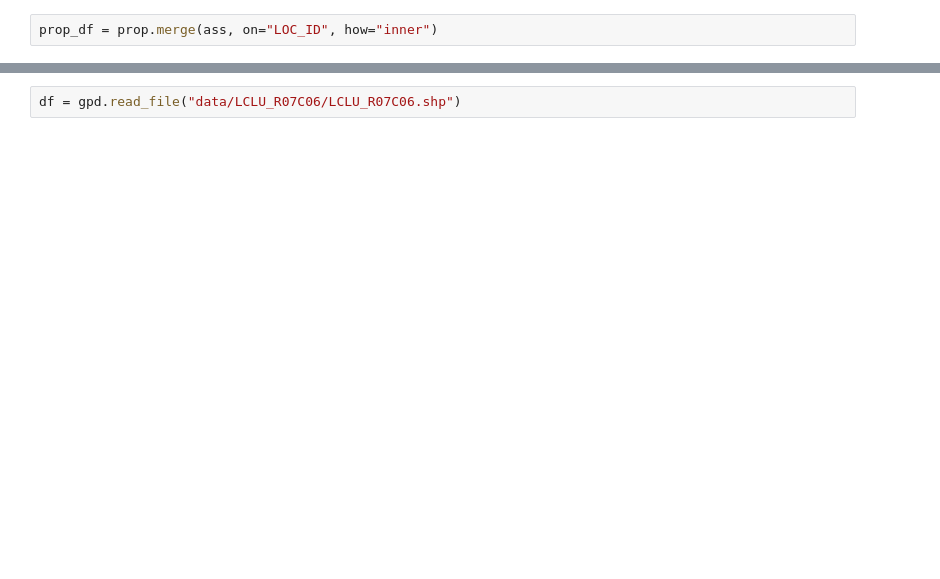
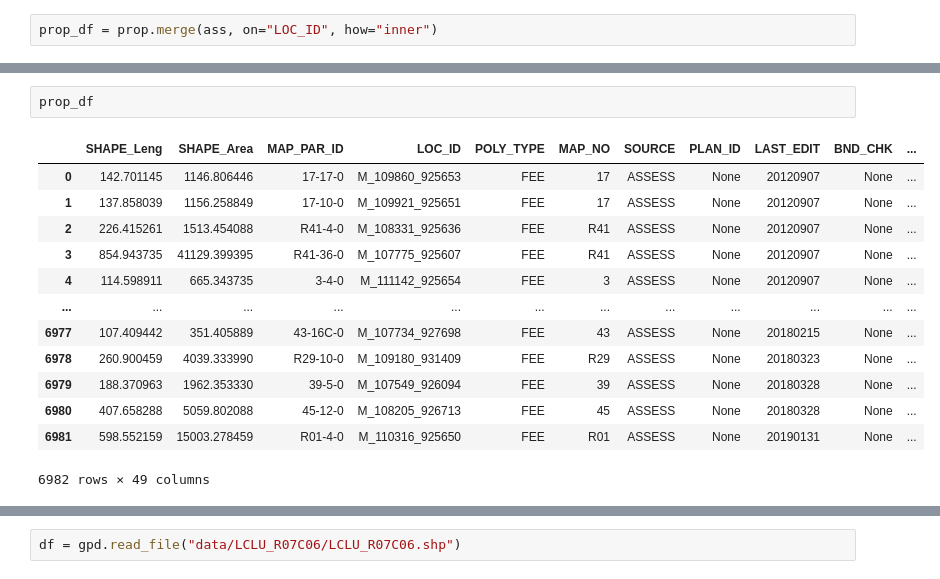
Before and after one commit to saulshanabrook/compound, a Jupyter notebook: Untitled.ipynb, the cells around one changed output, grey strips where cells are left out. Cells and saved outputs as stored; diff of their text form; blank space fills up the shorter version.

```diff
--- a/Untitled.ipynb
+++ b/Untitled.ipynb
@@ -86,0 +54,16 @@ near_town
+# %%
+prop_df
+# %% [output]
+|  | SHAPE_Leng | SHAPE_Area | MAP_PAR_ID | LOC_ID | POLY_TYPE | MAP_NO | SOURCE | PLAN_ID | LAST_EDIT | BND_CHK | ... |
+| 0 | 142.701145 | 1146.806446 | 17-17-0 | M_109860_925653 | FEE | 17 | ASSESS | None | 20120907 | None | ... |
+| 1 | 137.858039 | 1156.258849 | 17-10-0 | M_109921_925651 | FEE | 17 | ASSESS | None | 20120907 | None | ... |
+| 2 | 226.415261 | 1513.454088 | R41-4-0 | M_108331_925636 | FEE | R41 | ASSESS | None | 20120907 | None | ... |
+| 3 | 854.943735 | 41129.399395 | R41-36-0 | M_107775_925607 | FEE | R41 | ASSESS | None | 20120907 | None | ... |
+| 4 | 114.598911 | 665.343735 | 3-4-0 | M_111142_925654 | FEE | 3 | ASSESS | None | 20120907 | None | ... |
+| ... | ... | ... | ... | ... | ... | ... | ... | ... | ... | ... | ... |
+| 6977 | 107.409442 | 351.405889 | 43-16C-0 | M_107734_927698 | FEE | 43 | ASSESS | None | 20180215 | None | ... |
+| 6978 | 260.900459 | 4039.333990 | R29-10-0 | M_109180_931409 | FEE | R29 | ASSESS | None | 20180323 | None | ... |
+| 6979 | 188.370963 | 1962.353330 | 39-5-0 | M_107549_926094 | FEE | 39 | ASSESS | None | 20180328 | None | ... |
+| 6980 | 407.658288 | 5059.802088 | 45-12-0 | M_108205_926713 | FEE | 45 | ASSESS | None | 20180328 | None | ... |
+| 6981 | 598.552159 | 15003.278459 | R01-4-0 | M_110316_925650 | FEE | R01 | ASSESS | None | 20190131 | None | ... |
+6982 rows × 49 columns
```
Also changed, not shown: parts of 7 cells of this notebook, 1 other file.
